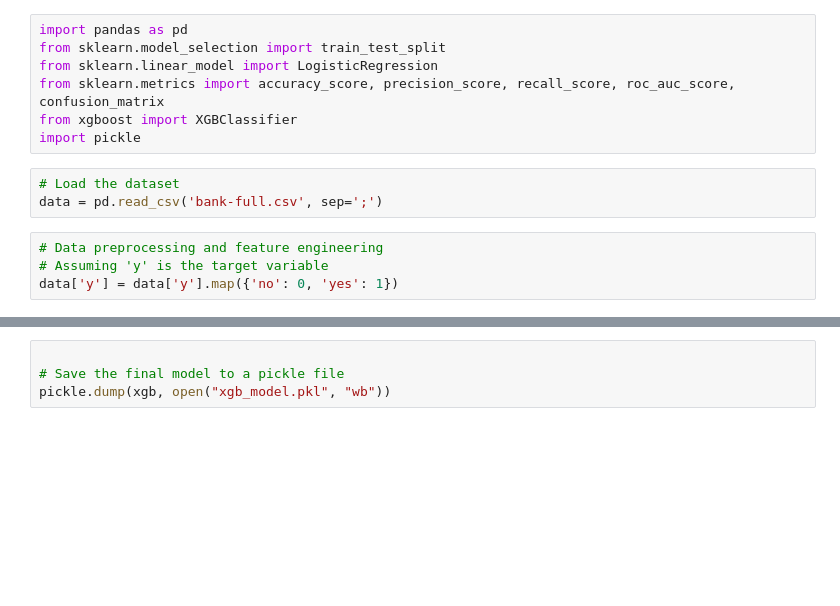
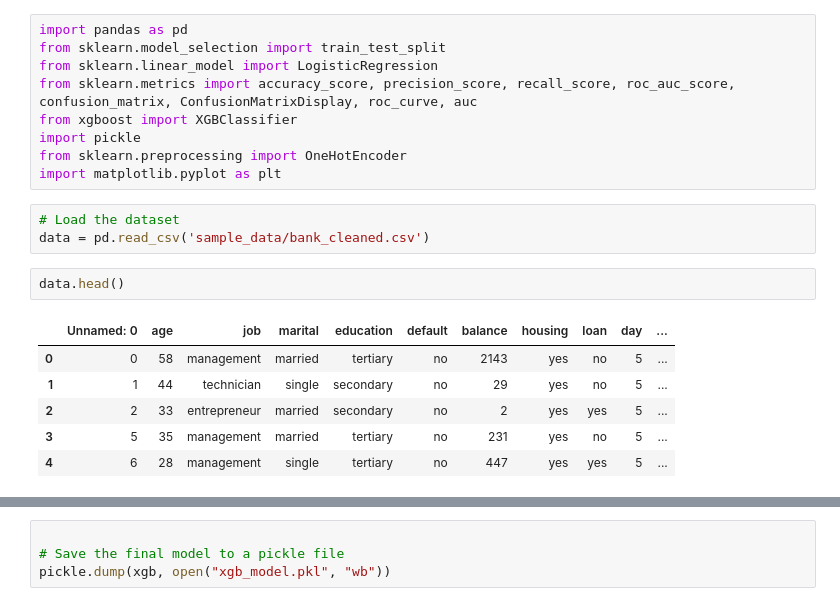
Before and after one commit to konradbachusz/AI-training, a Jupyter notebook: classification/basic_banking_classification.ipynb, the cells around one changed output, grey strips where cells are left out. Cells and saved outputs as stored; diff of their text form; blank space fills up the shorter version.

```diff
--- a/classification/basic_banking_classification.ipynb
+++ b/classification/basic_banking_classification.ipynb
@@ -2,13 +2,20 @@
 import pandas as pd
 from sklearn.model_selection import train_test_split
 from sklearn.linear_model import LogisticRegression
-from sklearn.metrics import accuracy_score, precision_score, recall_score, roc_auc_score, confusion_matrix
+from sklearn.metrics import accuracy_score, precision_score, recall_score, roc_auc_score, confusion_matrix, ConfusionMatrixDisplay, roc_curve, auc
 from xgboost import XGBClassifier
 import pickle
+from sklearn.preprocessing import OneHotEncoder
+import matplotlib.pyplot as plt
 # %%
 # Load the dataset
-data = pd.read_csv('bank-full.csv', sep=';')
+data = pd.read_csv('sample_data/bank_cleaned.csv')
-# %%
-# Data preprocessing and feature engineering
-# Assuming 'y' is the target variable
-data['y'] = data['y'].map({'no': 0, 'yes': 1})
+# %%
+data.head()
+# %% [output]
+|  | Unnamed: 0 | age | job | marital | education | default | balance | housing | loan | day | ... |
+| 0 | 0 | 58 | management | married | tertiary | no | 2143 | yes | no | 5 | ... |
+| 1 | 1 | 44 | technician | single | secondary | no | 29 | yes | no | 5 | ... |
+| 2 | 2 | 33 | entrepreneur | married | secondary | no | 2 | yes | yes | 5 | ... |
+| 3 | 5 | 35 | management | married | tertiary | no | 231 | yes | no | 5 | ... |
+| 4 | 6 | 28 | management | single | tertiary | no | 447 | yes | yes | 5 | ... |
```
Also changed, not shown: parts of 6 cells of this notebook.
